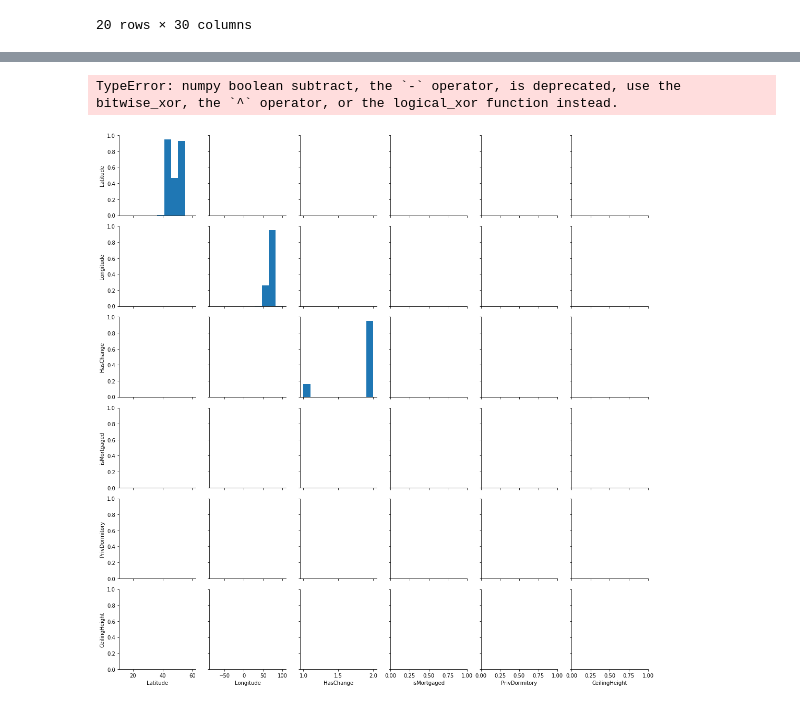
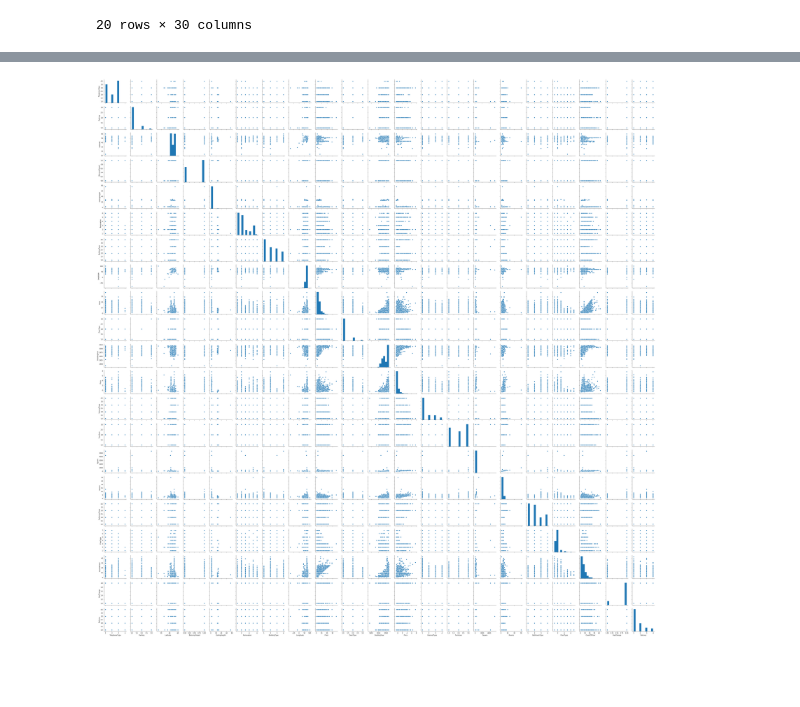
Before and after one commit to DimashOngda/KRISHA_Data_Analysis, a Jupyter notebook: KRISHA.ipynb, the cells around one changed output, grey strips where cells are left out. Cells and saved outputs as stored; diff of their text form; code cells hidden in the pictures; blank space fills up the shorter version.

```diff
--- a/KRISHA.ipynb
+++ b/KRISHA.ipynb
@@ -600,8 +600,6 @@ df2[df['City'] == 'Almaty'].sort_values(by = 'Price' , ascending=False).head(20)
 | 1666 | 6.312591 | 5 | False | 4 | 2014 | 5 | 8 | 257.0 | ... |
 | 3961 | 5.564683 | 8 | False | 2 | 2017 | 7 | 8 | 305.2 | ... |
 20 rows × 30 columns
-# %%
-df2 = df2.drop(920)
 # %%
 # df2 = df2.drop([1121,3361,2458,4460,1466,4025,2574,917,1222,3242,1953])
-df2 = df2.drop([4258,1226,4857,1666])
+df2 = df2.drop([920,1080,912,1223,4355,1121,3361,4258,1226,4857,1666])
@@ -608,3 +628,6 @@ df2 = df2.drop([4258,1226,4857,1666])
+# %%
+# df2 = df2.drop([1121,3361,2458,4460,1466,4025,2574,917,1222,3242,1953])
+df2 = df2.drop([4460,1466,4025,2574,917,3242,1222,1953,4867])
 # %%
 _ , axes = plt.subplots(1,1,sharey = True , figsize=(15,15))
 sns.boxplot(data=df2[df2['City'] == 'Almaty'] , x= 'City' , y = 'Price' , ax= axes);
@@ -651,0 +657,10 @@ numerical = list(set(df.columns)-set(['Price',
+# %%
+numerical = list(set(df2.columns) - set(['isMortgaged',
+                                       'PrivDormitory',
+                                       'Country',
+                                       'City',
+                                      'District',
+                                      'Street',
+                                      'HouseNum',
+                                      'OtherInformation',
+                                      'ID']))
@@ -652,7 +687,6 @@ numerical = list(set(df.columns)-set(['Price',
 # %%
 # `pairplot()` may become very slow with the SVG format
 # %config InlineBackend.figure_format = 'png'
-sns.pairplot(df[numerical]);
+sns.pairplot(df2[numerical]);
 # %% [output]
-TypeError: numpy boolean subtract, the `-` operator, is deprecated, use the bitwise_xor, the `^` operator, or the logical_xor function instead.
-[figure, old version]
+[figure, new version]
```
Also changed, not shown: parts of 27 cells of this notebook.
